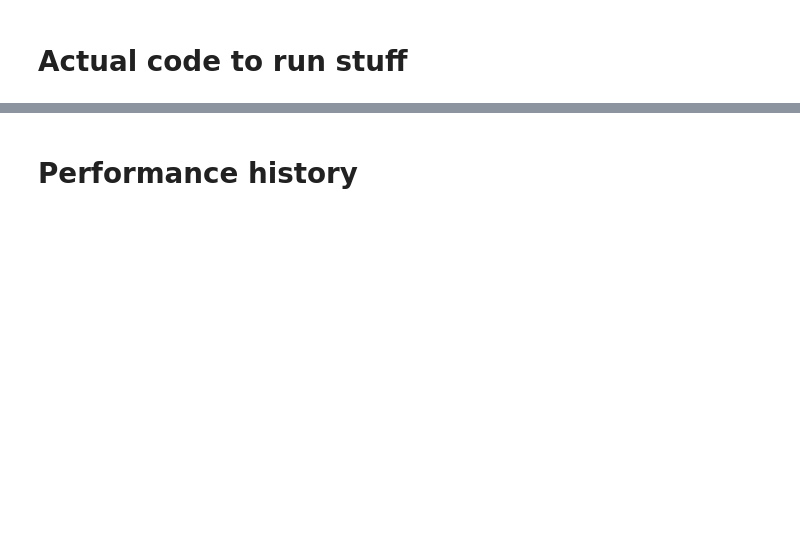
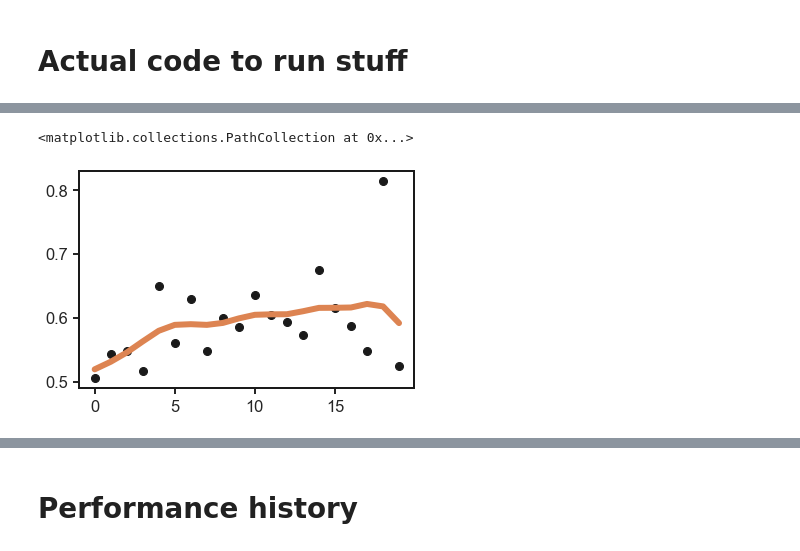
Before and after one commit to yves-weissenberger/line_loop, a Jupyter notebook: project_notebooks/line_loop/analyse_line_loop_NAVI.ipynb, the cells around one changed output, grey strips where cells are left out. Drawn from its saved outputs; the diff is of its cells as text; code cells hidden in the pictures; blank space fills up the shorter version.

```diff
--- a/project_notebooks/line_loop/analyse_line_loop_NAVI.ipynb
+++ b/project_notebooks/line_loop/analyse_line_loop_NAVI.ipynb
@@ -134,3 +260,10 @@ print(np.nanmean(fc))
+# %%
+from scipy.ndimage import gaussian_filter1d
+plt.plot(gaussian_filter1d(allres,1.5,mode='nearest'),color=clrs[1],linewidth=6)
+plt.scatter(range(len(allres)),allres,s=64,color='k')
+# %% [output]
+<matplotlib.collections.PathCollection at 0x...>
+[figure, added]
 # %%
 #perf[np.where(perf_ctr==0)[0],np.where(perf_ctr==0)[1],np.where(perf_ctr==0)[2]] = np.nan
 # %%
```
Also changed, not shown: parts of 20 cells of this notebook, 4 other files.
